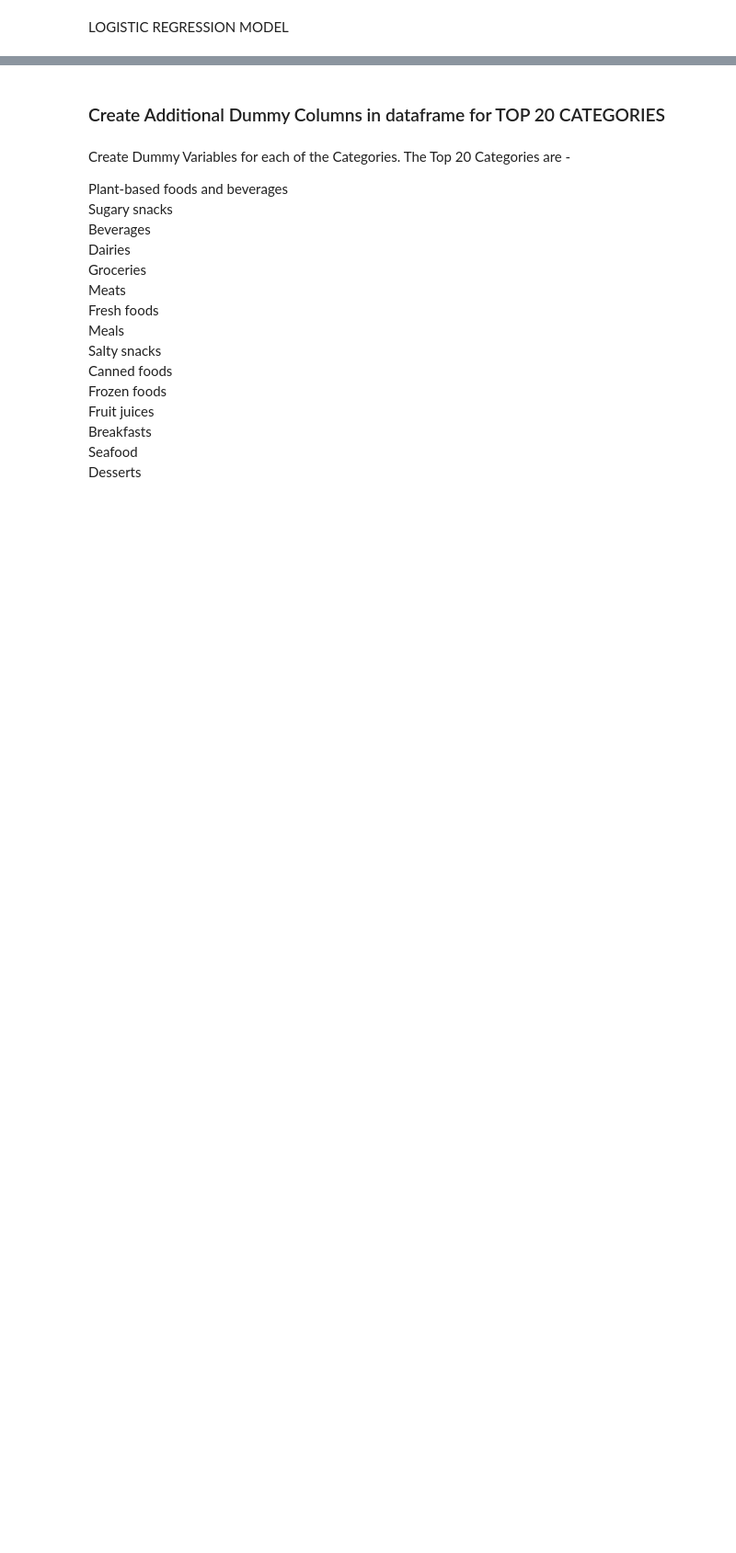
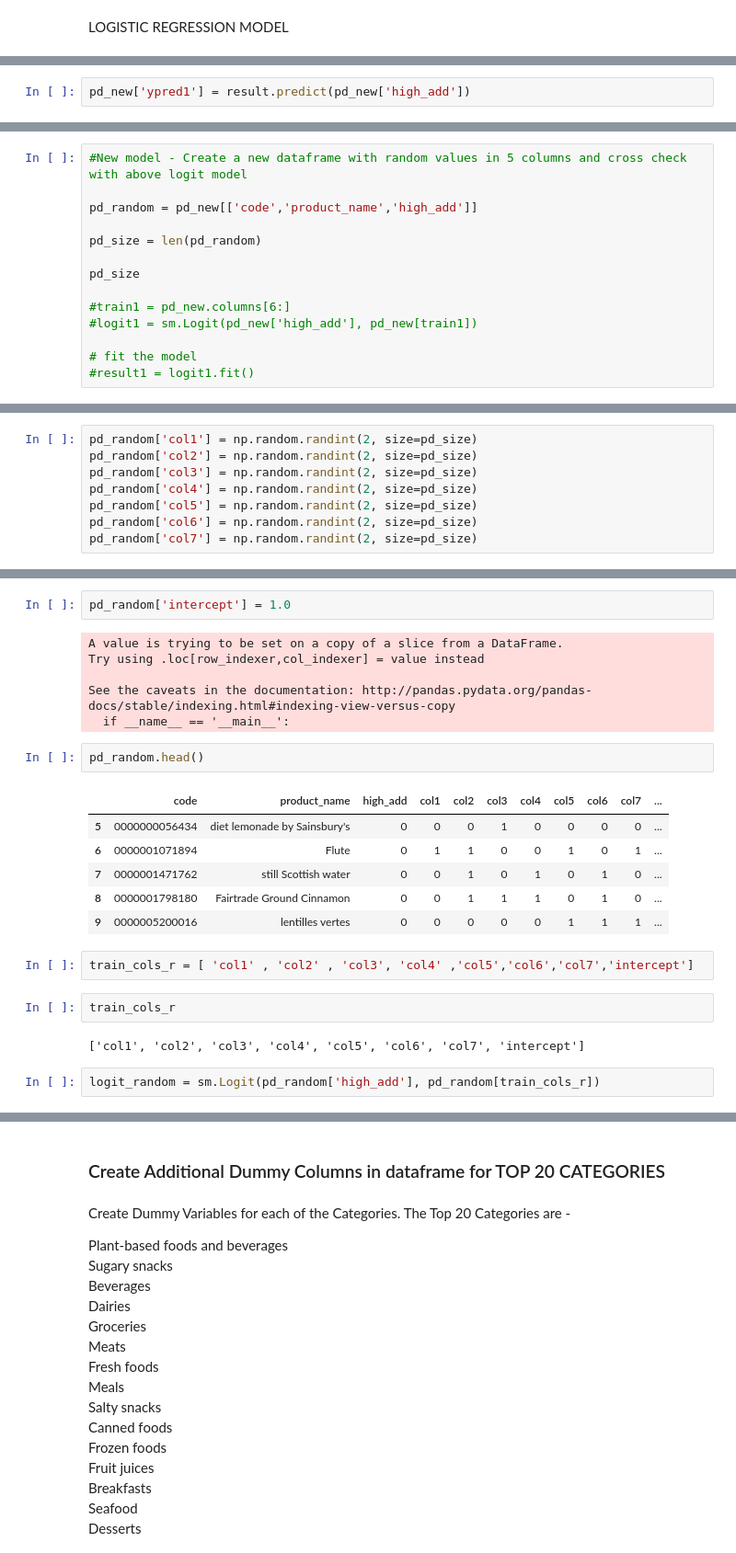
Before and after one commit to srik1280/Springboard-Exercise, a Jupyter notebook: Capstone-Project/Part2.ipynb, the cells around one changed output, grey strips where cells are left out. Shown at 92% size. Saved outputs shown, nothing was run; the diff lists cells and outputs as text; blank space fills up the shorter version.

```diff
--- a/Capstone-Project/Part2.ipynb
+++ b/Capstone-Project/Part2.ipynb
@@ -582,0 +547,2 @@ dtype: float64
+# %%
+pd_new['ypred1'] = result.predict(pd_new['high_add'])
@@ -582,0 +551,14 @@ dtype: float64
+# %%
+#New model - Create a new dataframe with random values in 5 columns and cross check with above logit model
+
+pd_random = pd_new[['code','product_name','high_add']]
+
+pd_size = len(pd_random)
+
+pd_size
+
+#train1 = pd_new.columns[6:]
+#logit1 = sm.Logit(pd_new['high_add'], pd_new[train1])
+
+# fit the model
+#result1 = logit1.fit()
@@ -582,0 +567,8 @@ dtype: float64
+# %%
+pd_random['col1'] = np.random.randint(2, size=pd_size)
+pd_random['col2'] = np.random.randint(2, size=pd_size)
+pd_random['col3'] = np.random.randint(2, size=pd_size)
+pd_random['col4'] = np.random.randint(2, size=pd_size)
+pd_random['col5'] = np.random.randint(2, size=pd_size)
+pd_random['col6'] = np.random.randint(2, size=pd_size)
+pd_random['col7'] = np.random.randint(2, size=pd_size)
@@ -582,0 +593,25 @@ dtype: float64
+# %%
+pd_random['intercept'] = 1.0
+# %% [output]
+A value is trying to be set on a copy of a slice from a DataFrame.
+Try using .loc[row_indexer,col_indexer] = value instead
+
+See the caveats in the documentation: http://pandas.pydata.org/pandas-docs/stable/indexing.html#indexing-view-versus-copy
+  if __name__ == '__main__':
+# %%
+pd_random.head()
+# %% [output]
+|  | code | product_name | high_add | col1 | col2 | col3 | col4 | col5 | col6 | col7 | ... |
+| 5 | 0000000056434 | diet lemonade by Sainsbury's | 0 | 0 | 0 | 1 | 0 | 0 | 0 | 0 | ... |
+| 6 | 0000001071894 | Flute | 0 | 1 | 1 | 0 | 0 | 1 | 0 | 1 | ... |
+| 7 | 0000001471762 | still Scottish water | 0 | 0 | 1 | 0 | 1 | 0 | 1 | 0 | ... |
+| 8 | 0000001798180 | Fairtrade Ground Cinnamon | 0 | 0 | 1 | 1 | 1 | 0 | 1 | 0 | ... |
+| 9 | 0000005200016 | lentilles vertes | 0 | 0 | 0 | 0 | 0 | 1 | 1 | 1 | ... |
+# %%
+train_cols_r = [ 'col1' , 'col2' , 'col3', 'col4' ,'col5','col6','col7','intercept']
+# %%
+train_cols_r
+# %% [output]
+['col1', 'col2', 'col3', 'col4', 'col5', 'col6', 'col7', 'intercept']
+# %%
+logit_random = sm.Logit(pd_random['high_add'], pd_random[train_cols_r])
```
Also changed, not shown: parts of 38 cells of this notebook.
